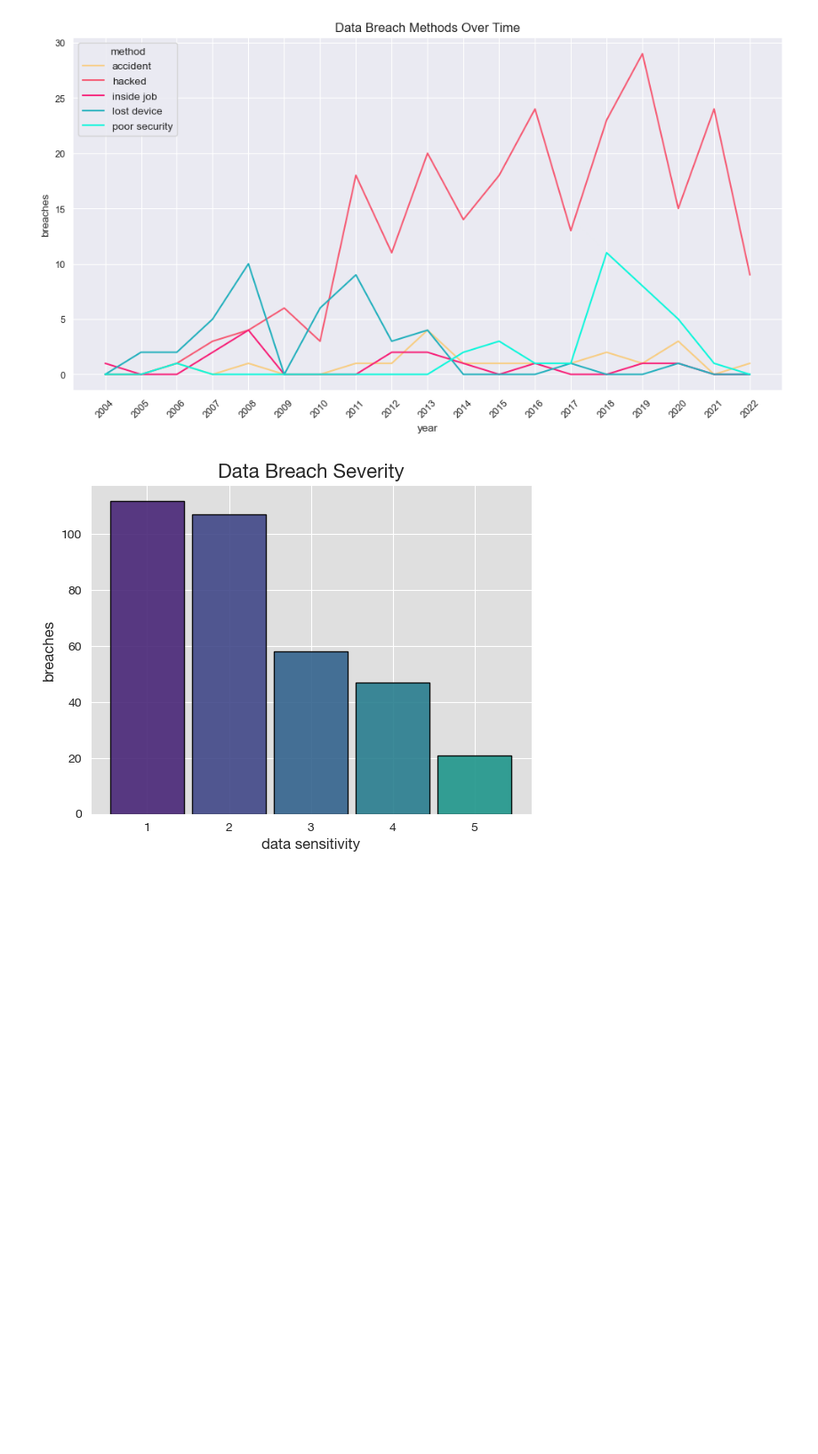
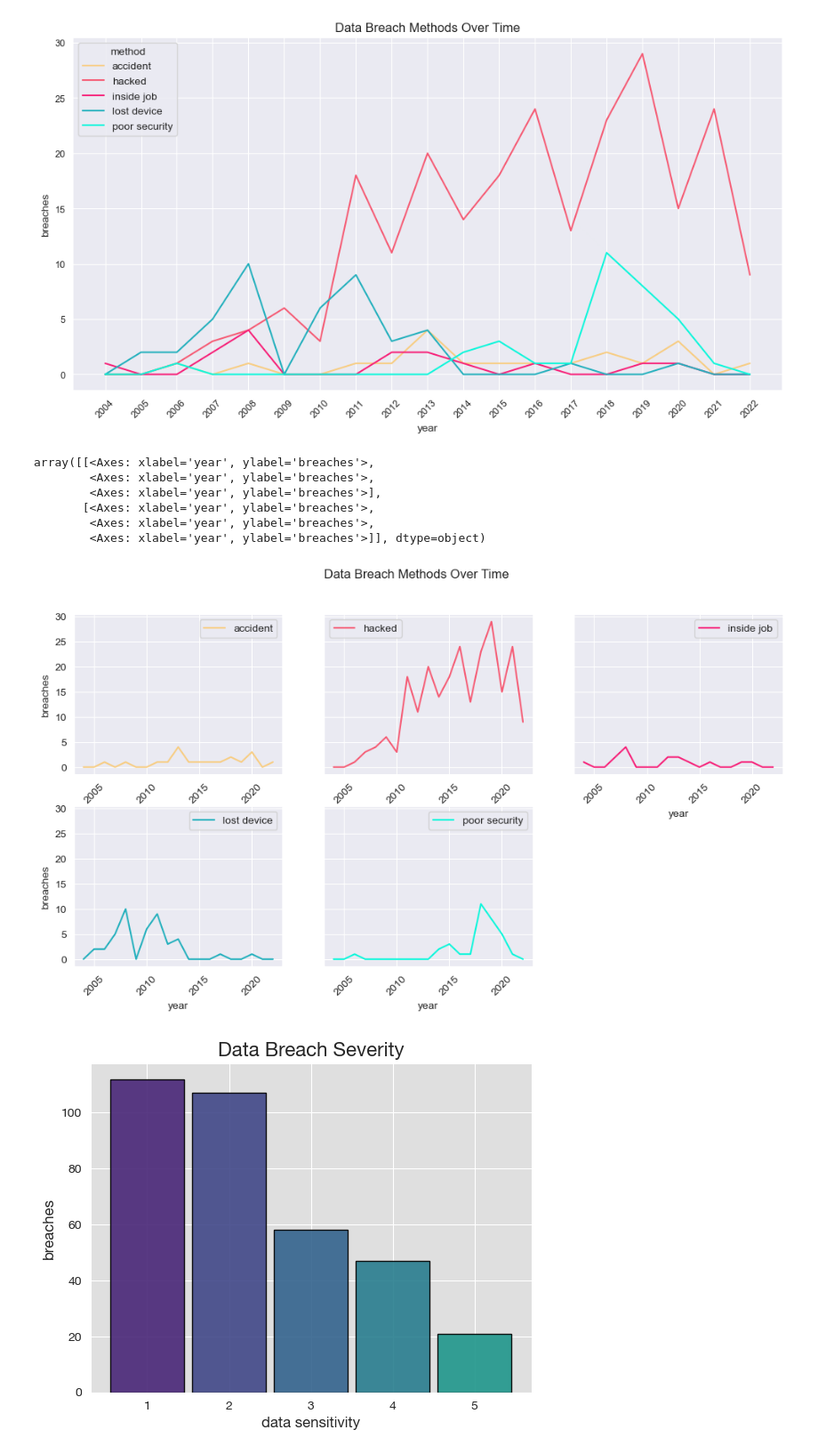
Before and after one commit to PianoPalf/group-project-3, a Jupyter notebook: Python/PyHack_dataframe_setup_SP.ipynb, the cells around one changed output. Shown at 89% size. Cells and saved outputs as stored; diff of their text form; code cells hidden in the pictures; blank space fills up the shorter version.

```diff
--- a/Python/PyHack_dataframe_setup_SP.ipynb
+++ b/Python/PyHack_dataframe_setup_SP.ipynb
@@ -610,6 +610,38 @@ dBreaches_pivot.plot(xticks=cleaned_dBreaches_df['year'].unique(),
 # %% [output]
 <Axes: title={'center': 'Data Breach Methods Over Time'}, xlabel='year', ylabel='breaches'>
 [figure]
+# %%
+# Data Breach Methods Over Time (using pivot table) - Multiplots
+
+# Set Colour Palette
+#color = ['#730517', '#f44560', '#44d1df', '#32a4a7', '#1e7069']
+color = ['#f8cd82', '#f65b74', '#f72078', '#23b0bd', '#0df7db']
+#color = ['#a8216b', '#f1184c', '#f36943', '#f7dc66', '#2e9599']
+
+dBreaches_pivot = cleaned_dBreaches_df.pivot_table('id',
+                                                   aggfunc=np.size,
+                                                   columns='method',
+                                                   index=cleaned_dBreaches_df['year'],
+                                                   fill_value=0)
+
+dBreaches_pivot.plot(rot=45,
+                     figsize=(12,6),
+                     subplots=True,
+                     color = color,
+                     layout=(-1, 3),
+                     sharex=False,
+                     sharey=True,
+                     xlabel='year',
+                     ylabel="breaches",
+                     title="Data Breach Methods Over Time")
+# %% [output]
+array([[<Axes: xlabel='year', ylabel='breaches'>,
+        <Axes: xlabel='year', ylabel='breaches'>,
+        <Axes: xlabel='year', ylabel='breaches'>],
+       [<Axes: xlabel='year', ylabel='breaches'>,
+        <Axes: xlabel='year', ylabel='breaches'>,
+        <Axes: xlabel='year', ylabel='breaches'>]], dtype=object)
+[figure, added]
 # %%
 # Data Breach Severity
 
```
